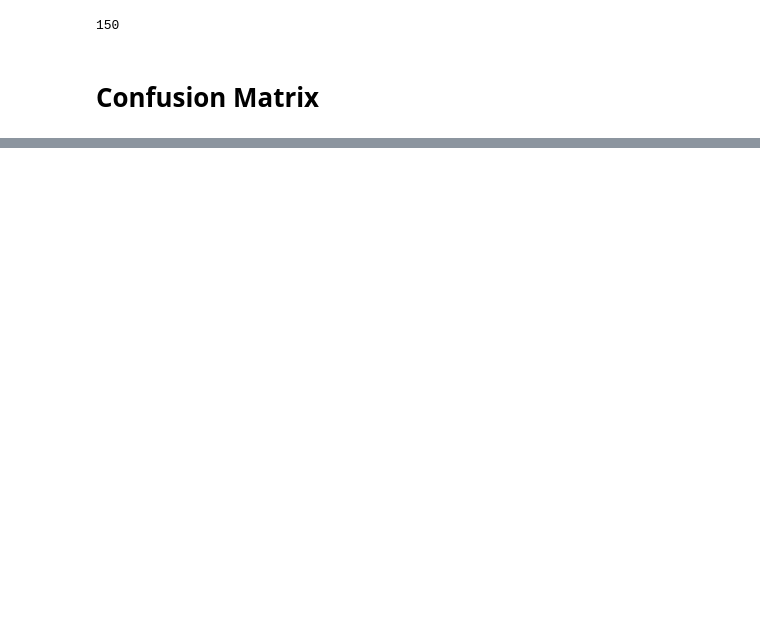
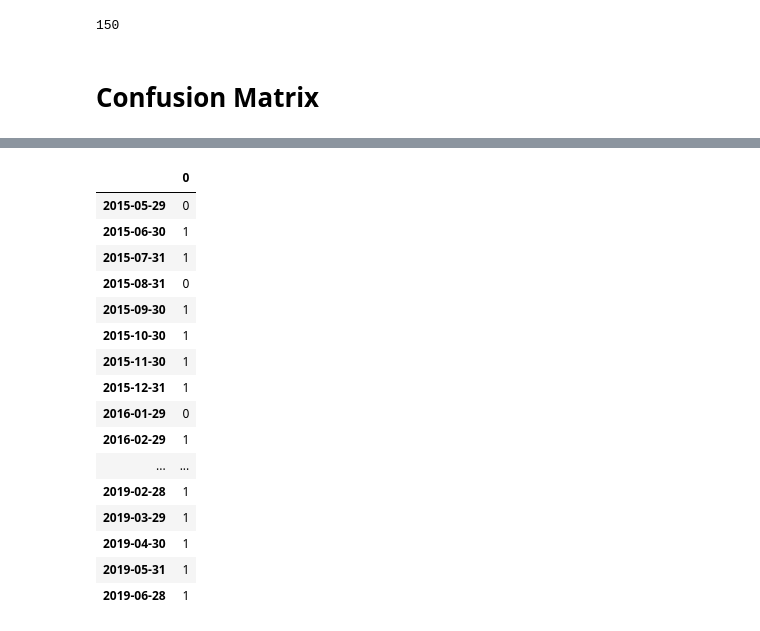
Before and after one commit to Fahad2314/MSc_Project, a Jupyter notebook: models/1D_Convolutional_Neural_Chronological.ipynb, the cells around one changed output, grey strips where cells are left out. Drawn from its saved outputs; the diff is of its cells as text; code cells hidden in the pictures; blank space fills up the shorter version.

```diff
--- a/models/1D_Convolutional_Neural_Chronological.ipynb
+++ b/models/1D_Convolutional_Neural_Chronological.ipynb
@@ -336,7 +313,9 @@ del(dates[-1])
 # %%
 #convert dates series into a list
 dates = list(dates)
+
+
 predictions = list(predictions)
 
 for i in range(len(dates)):
-    prediction_dict[dates[i]] = predictions[i+1]
+    prediction_dict[dates[i]] = predictions[i]
@@ -350,0 +322,9 @@ predictions_df.columns = ["Predictions"]
+# %%
+MSFT_dates = (dates[:50])
+MSFT_preds = predictions[:50]
+
+AAPL_dates = dates[51:100]
+AAPL_preds = predictions[51:100]
+
+AMZN_dates = (dates[100:])
+AMZN_preds = predictions[100:]
@@ -350,0 +349,34 @@ predictions_df.columns = ["Predictions"]
+# %%
+def pred_to_df(list_of_dates, list_of_preds):
+    """takes a list of dates and a list of predictions for the dates and creates a dataframe object"""
+    #dict to be transformed into df
+    empty_dict = dict()
+    for i in range(len(list_of_dates)):
+        empty_dict[list_of_dates[i]] = list_of_preds[i]
+
+    preds_df = pd.DataFrame.from_dict(empty_dict)
+    preds_df = preds_df.T
+
+    return preds_df
+# %%
+MSFT_df = pred_to_df(MSFT_dates,MSFT_preds)
+AAPL_df = pred_to_df(AAPL_dates, AAPL_preds)
+AMZN_df = pred_to_df(AMZN_dates, AMZN_preds)
+# %% [output]
+|  | 0 |
+| 2015-05-29 | 0 |
+| 2015-06-30 | 1 |
+| 2015-07-31 | 1 |
+| 2015-08-31 | 0 |
+| 2015-09-30 | 1 |
+| 2015-10-30 | 1 |
+| 2015-11-30 | 1 |
+| 2015-12-31 | 1 |
+| 2016-01-29 | 0 |
+| 2016-02-29 | 1 |
+| ... | ... |
+| 2019-02-28 | 1 |
+| 2019-03-29 | 1 |
+| 2019-04-30 | 1 |
+| 2019-05-31 | 1 |
+| 2019-06-28 | 1 |
```
Also changed, not shown: parts of 13 cells of this notebook, 6 other files.
